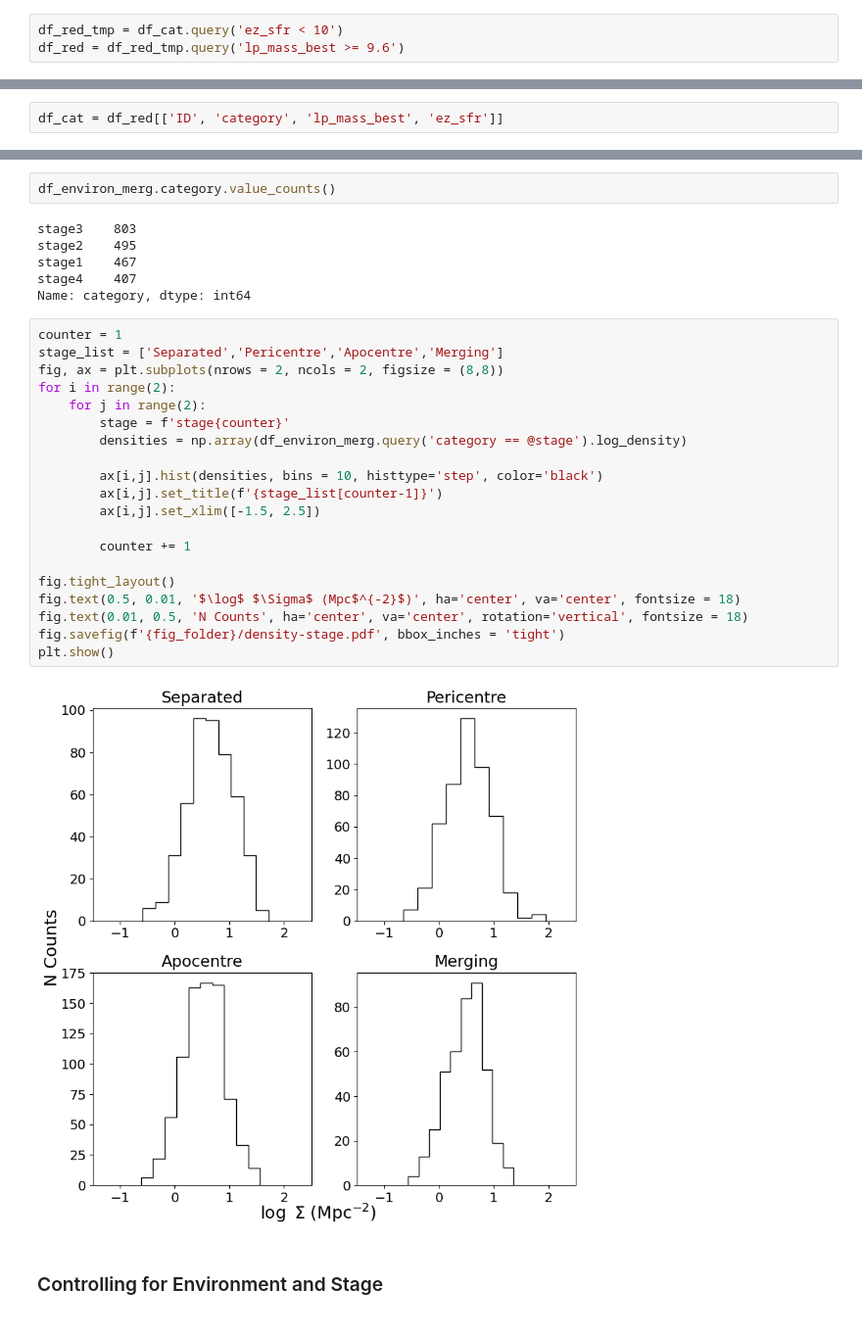
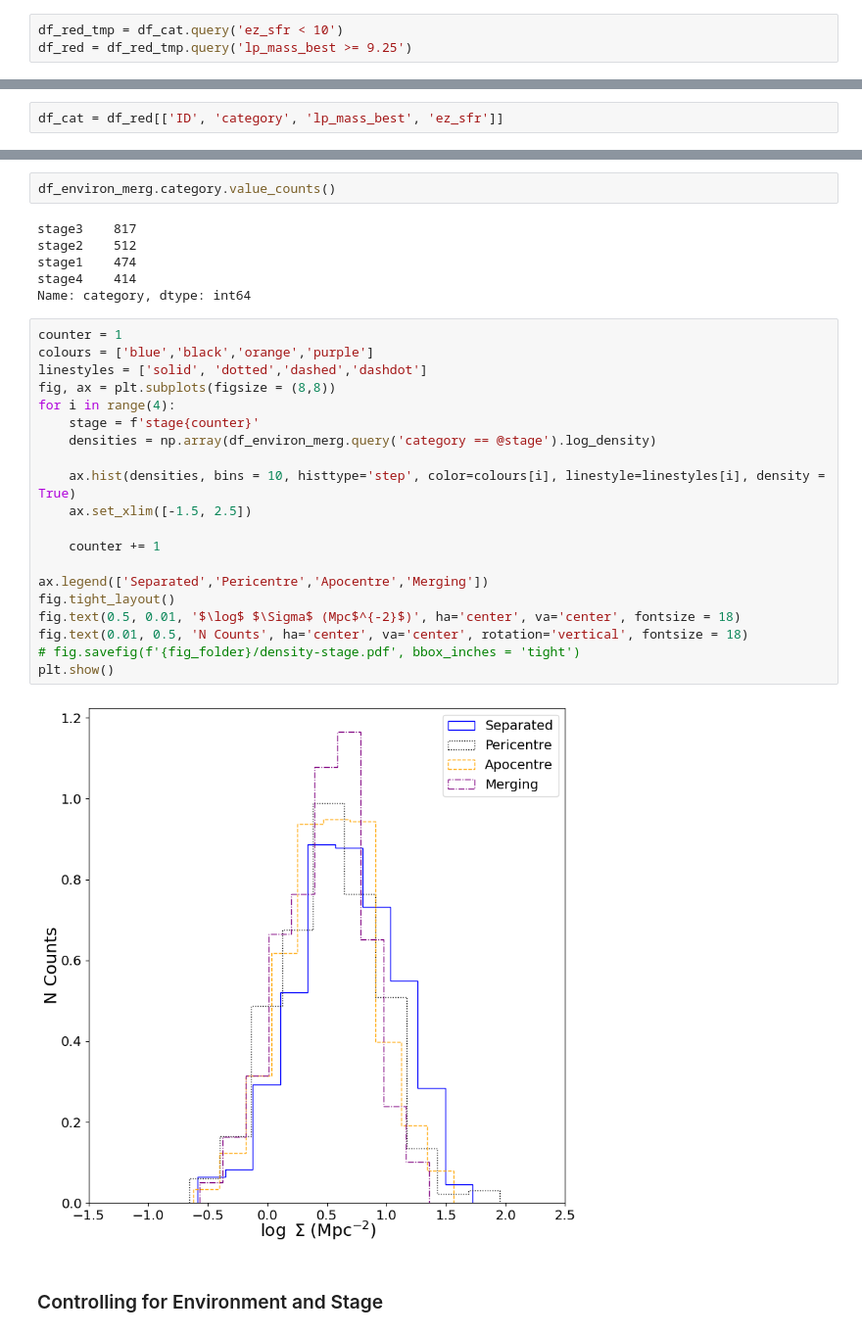
Before and after one commit to AstroORyan/mergers-in-cosmos, a Jupyter notebook: notebooks/back-to-basics/using-visual-sources/environment.ipynb, the cells around one changed output, grey strips where cells are left out. Shown at 98% size. Saved outputs shown, nothing was run; the diff lists cells and outputs as text.

```diff
--- a/notebooks/back-to-basics/using-visual-sources/environment.ipynb
+++ b/notebooks/back-to-basics/using-visual-sources/environment.ipynb
@@ -38,7 +39,7 @@ df_cat.head()
 5 rows × 756 columns
 # %%
 df_red_tmp = df_cat.query('ez_sfr < 10')
-df_red = df_red_tmp.query('lp_mass_best >= 9.6')
+df_red = df_red_tmp.query('lp_mass_best >= 9.25')
 # %%
 len(df_red)
 # %% [output]
@@ -130,33 +131,33 @@ df_environ_merg
 # %%
 df_environ_merg.category.value_counts()
 # %% [output]
-stage3    803
-stage2    495
-stage1    467
-stage4    407
+stage3    817
+stage2    512
+stage1    474
+stage4    414
 Name: category, dtype: int64
 # %%
 counter = 1
-stage_list = ['Separated','Pericentre','Apocentre','Merging']
-fig, ax = plt.subplots(nrows = 2, ncols = 2, figsize = (8,8))
-for i in range(2):
-    for j in range(2):
-        stage = f'stage{counter}'
-        densities = np.array(df_environ_merg.query('category == @stage').log_density)
+colours = ['blue','black','orange','purple']
+linestyles = ['solid', 'dotted','dashed','dashdot']
+fig, ax = plt.subplots(figsize = (8,8))
+for i in range(4):
+    stage = f'stage{counter}'
+    densities = np.array(df_environ_merg.query('category == @stage').log_density)
 
-        ax[i,j].hist(densities, bins = 10, histtype='step', color='black')
-        ax[i,j].set_title(f'{stage_list[counter-1]}')
-        ax[i,j].set_xlim([-1.5, 2.5])
+    ax.hist(densities, bins = 10, histtype='step', color=colours[i], linestyle=linestyles[i], density = True)
+    ax.set_xlim([-1.5, 2.5])
 
-        counter += 1
+    counter += 1
 
+ax.legend(['Separated','Pericentre','Apocentre','Merging'])
 fig.tight_layout()
 fig.text(0.5, 0.01, '$\log$ $\Sigma$ (Mpc$^{-2}$)', ha='center', va='center', fontsize = 18)
 fig.text(0.01, 0.5, 'N Counts', ha='center', va='center', rotation='vertical', fontsize = 18)
-fig.savefig(f'{fig_folder}/density-stage.pdf', bbox_inches = 'tight')
+# fig.savefig(f'{fig_folder}/density-stage.pdf', bbox_inches = 'tight')
 plt.show()
 # %% [output]
-[figure, old version]
+[figure, new version]
 # %% [markdown]
 ### Controlling for Environment and Stage
 # %%
```
Also changed, not shown: parts of 22 cells of this notebook, 9 other files.
